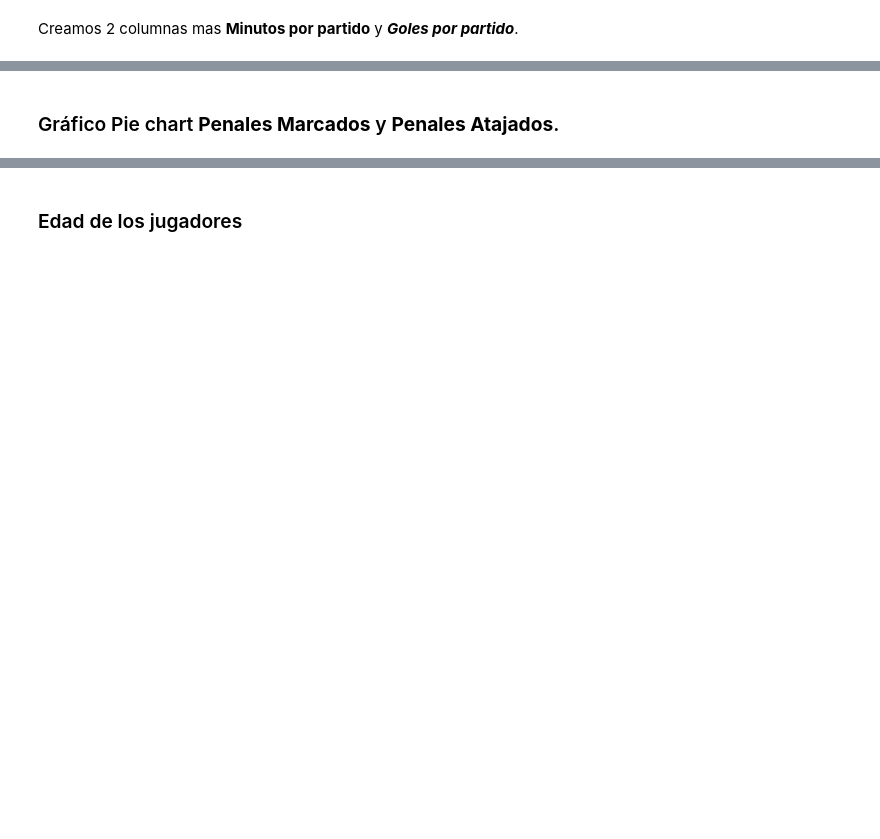
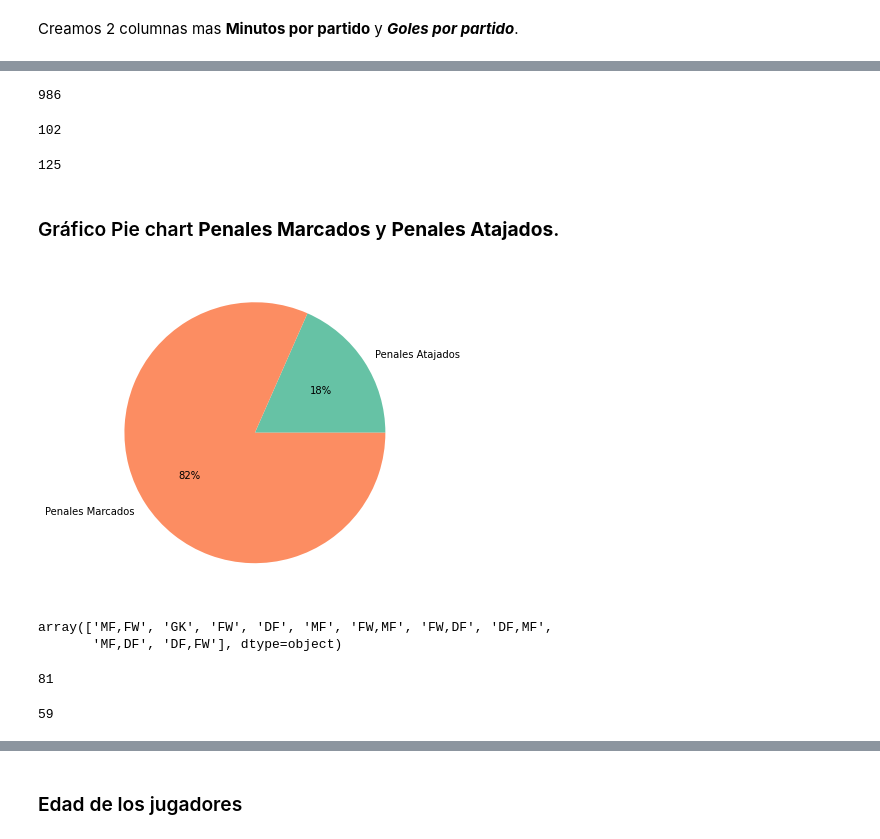
Before and after one commit to davilajose/Portafolio, a Jupyter notebook: Pandas Análisis de Datos - Premier League.ipynb, the cells around one changed output, grey strips where cells are left out. Saved outputs shown, nothing was run; the diff lists cells and outputs as text; code cells hidden in the pictures; blank space fills up the shorter version.

```diff
--- a/Pandas Análisis de Datos - Premier League.ipynb
+++ b/Pandas Análisis de Datos - Premier League.ipynb
@@ -137,2 +185,7 @@ Creamos 2 columnas mas **Minutos por partido** y ***Goles por partido***.
+# %%
+# Creacion de 2 columnas
+df['mins_per_match'] = (df['Mins'] / df['Matches']).astype(int)    # minutos por partido
+
+df['goals_per_match'] = (df['Goals'] / df['Matches']).astype(float)   # goles por partido
 # %%
 #visualizamos las nuevas columnas
@@ -139,8 +204,20 @@ Creamos 2 columnas mas **Minutos por partido** y ***Goles por partido***.
 # %%
 #Total de goles ---- temporada EPL 2020-2021 ultima temporada
+total_goals = df['Goals'].sum()
+total_goals
+# %% [output]
+986
 # %%
 #Goles x Penales ---- temporada EPL 2020-2021 ultima temporada
+total_penalty_goals = df['Penalty_Goals'].sum()
+total_penalty_goals
+# %% [output]
+102
 # %%
 # Total Penales ---- temporada EPL 2020-2021 ultima temporada
+total_penalty_attempts = df['Penalty_Attempted'].sum()
+total_penalty_attempts
+# %% [output]
+125
 # %% [markdown]
 ### Gráfico Pie chart **Penales Marcados** y **Penales Atajados**.
@@ -150,5 +224,20 @@ plt.figure(figsize=(13,6))
+# %%
+# Gráficos de penales
+plt.figure(figsize=(13,6))
+plt_not_scored = df['Penalty_Attempted'].sum() - total_penalty_goals
+data = [plt_not_scored, total_penalty_goals]
+nom = ['Penales Atajados', 'Penales Marcados']
+colores = sns.color_palette('Set2')
+plt.pie(data, labels = nom, colors = colores, autopct = '%.0f%%')
+plt.show()
+# %% [output]
+[figure, added]
 # %%
 # Posiciones únicas de cada jugador
 # Portero (GK), defensor (DF), centrocampista (MF) delantero (FW)
+df['Position'].unique()
+# %% [output]
+array(['MF,FW', 'GK', 'FW', 'DF', 'MF', 'FW,MF', 'FW,DF', 'DF,MF',
+       'MF,DF', 'DF,FW'], dtype=object)
 # %%
 # Filtrar jugadores delanteros (FW)
@@ -155,4 +245,10 @@ plt.figure(figsize=(13,6))
 # %%
 # Cantidad jugadores delanteros (FW)
+df_FW['Name'].count()
+# %% [output]
+81
 # %%
 #  Nacionalidad de los Jugadores
+np.size(df['Nationality'].unique())
+# %% [output]
+59
```
Also changed, not shown: parts of 39 cells of this notebook.
